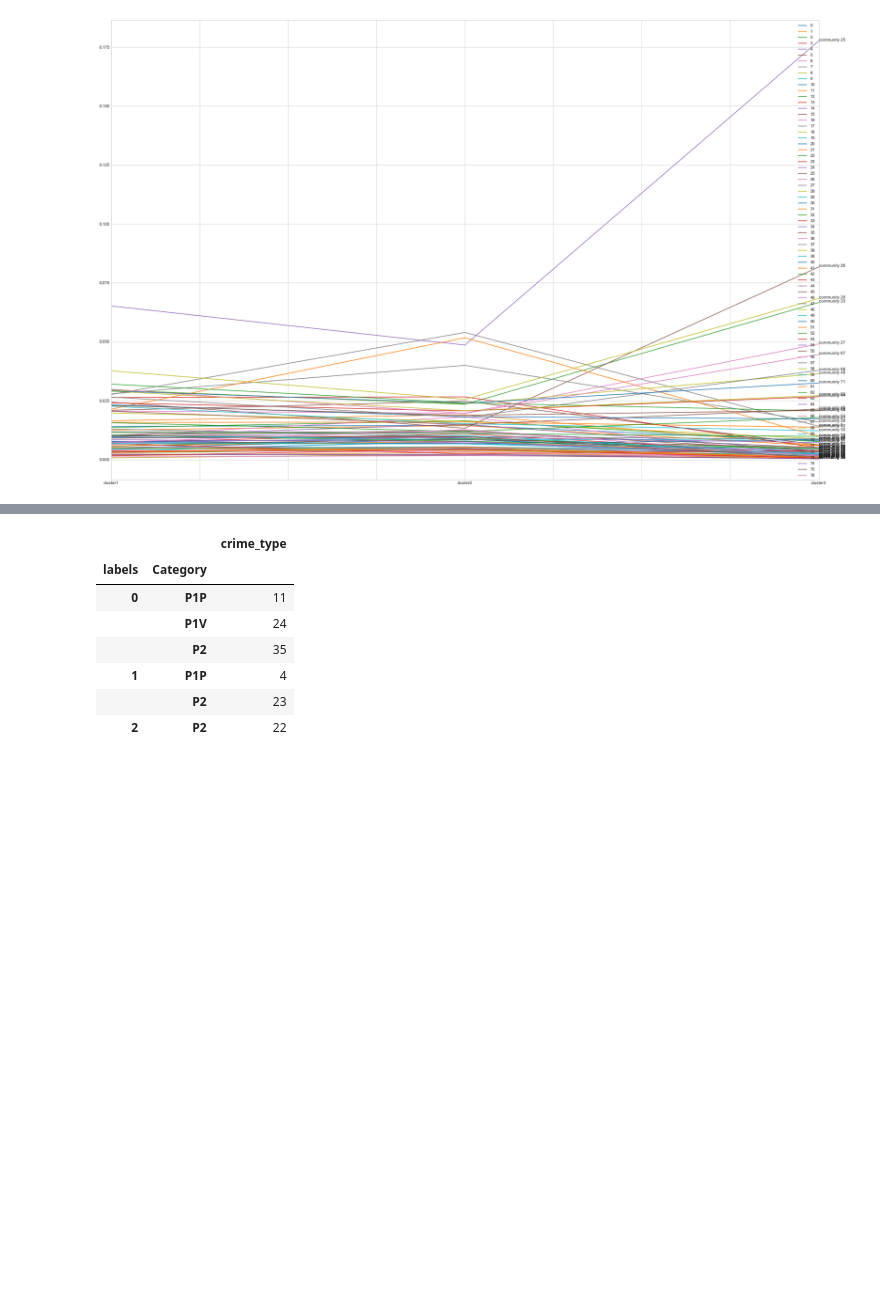
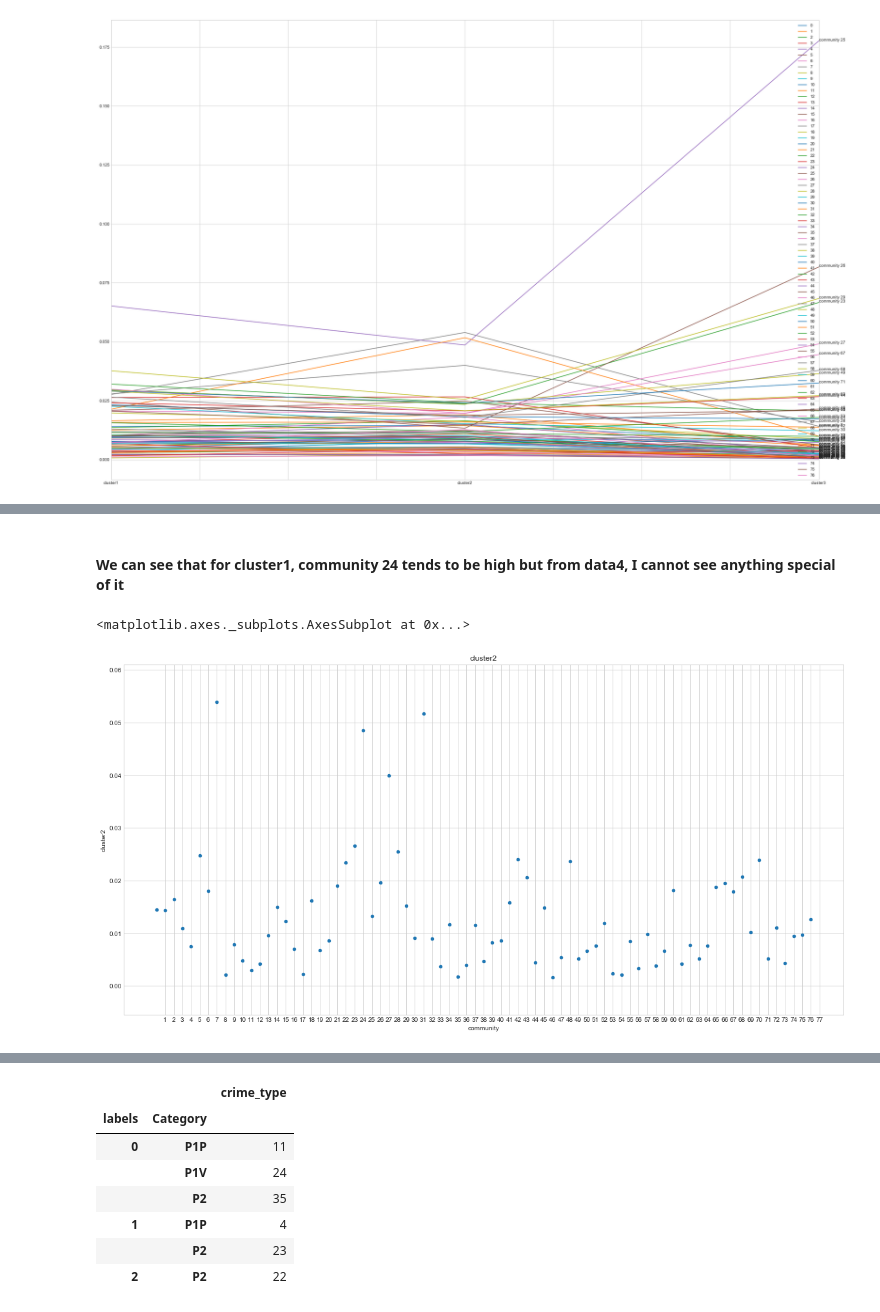
Before and after one commit to baolingz/MLC_zz1749, a Jupyter notebook: HW3/MLC HW 3.ipynb, the cells around one changed output, grey strips where cells are left out. Cells and saved outputs as stored; diff of their text form; code cells hidden in the pictures; blank space fills up the shorter version.

```diff
--- a/HW3/MLC HW 3.ipynb
+++ b/HW3/MLC HW 3.ipynb
@@ -362,0 +377,9 @@ data4.iloc[[24,25,28,22],:]
+# %% [markdown]
+#### We can see that for cluster1, community 24 tends to be high but from data4, I cannot see anything special of it
+# %%
+c2 = prop_cluster.join(data4).iloc[:,:3].T.iloc[[1]].T
+c2.insert(0,'community',range(77))
+c2.plot(kind='scatter',x='community',y='cluster2',figsize=[20,10],xticks=range(1,78),title='cluster2')
+# %% [output]
+<matplotlib.axes._subplots.AxesSubplot at 0x...>
+[figure, added]
```
Also changed, not shown: parts of 25 cells of this notebook, 5 other files.
